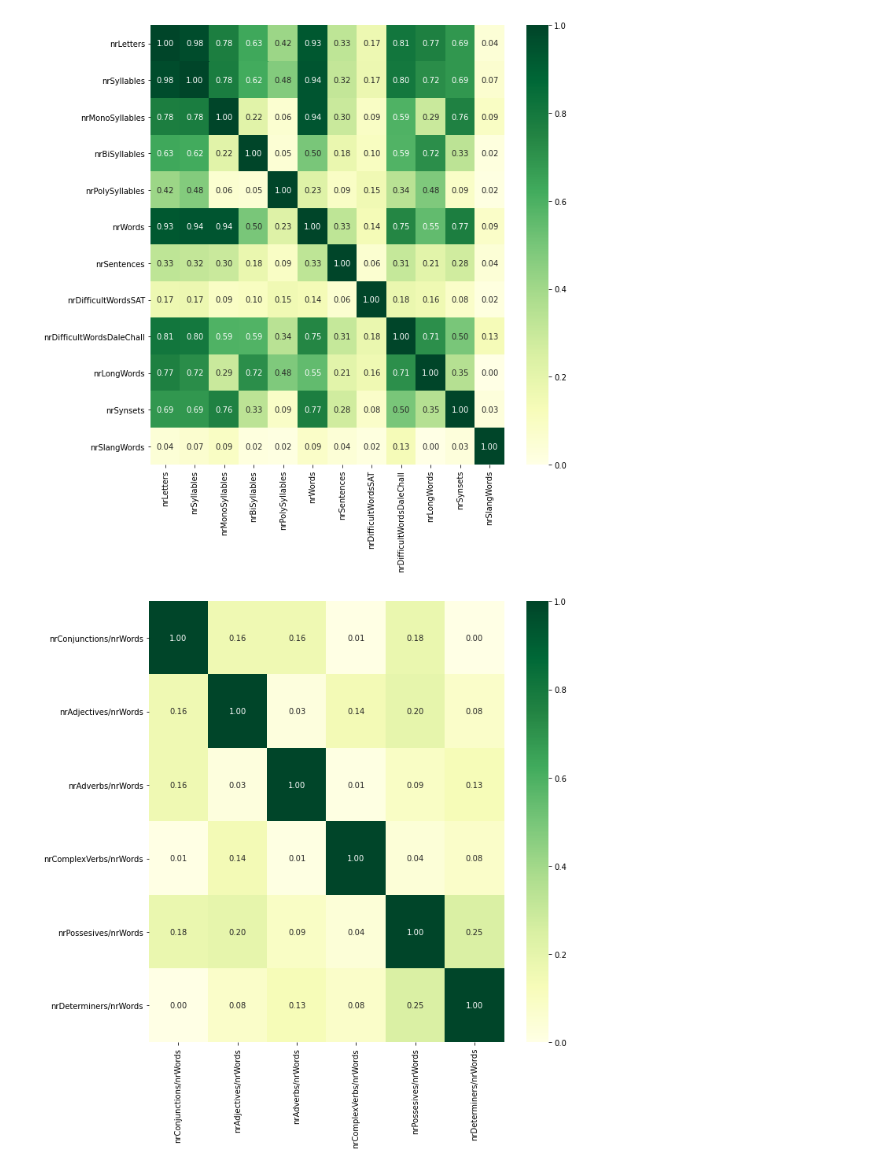
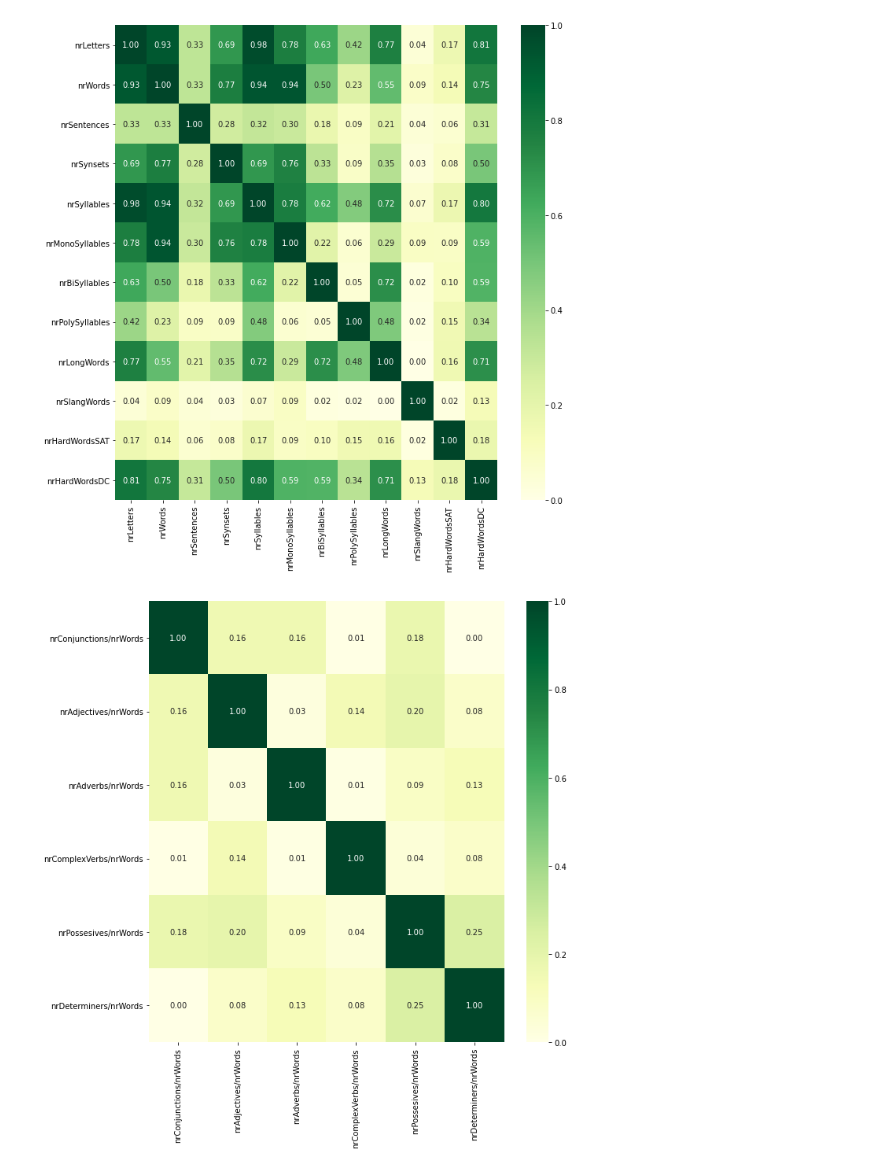
Before and after one commit to leddy231/kex, a Jupyter notebook: results/Appendix-Correlations.ipynb, the cells around one changed output. Saved outputs shown, nothing was run; the diff lists cells and outputs as text; code cells hidden in the pictures.

```diff
--- a/results/Appendix-Correlations.ipynb
+++ b/results/Appendix-Correlations.ipynb
@@ -14,20 +13,24 @@ import chevron
 from re import sub
 from latexTable import LatexTable
 import matplotlib.pyplot as plt
-# %%
-datasets = dirs('../data')
-names = canonicalNames('../data')
-dimensions = pickle.load(open('../data/Dimensions-All.pickle', mode="rb"))
+# %%
+finalNames = pickle.load(open('./FinalNames.pickle', mode='rb'))
+datasets = finalNames['datasets'].keys()
+dimensions = finalNames['dimensions']
 # %%
 for dataset in datasets:
     dimsFile = f"../data/{dataset}/Dimensions.csv"
     dims = pd.read_csv(dimsFile)
     for aspect in [x for x in dimensions.keys() if not x == 'postag']:
-        matrix = corrMatrix(dims[dimensions[aspect]])
+        columns = dimensions[aspect]
+        columnNames = list(map(finalNames['dimensionNames'].get, columns))
+        d = dims[columns]
+        d.columns = columnNames
+        matrix = corrMatrix(d)
         fig = matrix.get_figure()
         fig.patch.set_alpha(1)
         plt.tight_layout()
         fig.savefig(f'./Appendix-Correlations/{dataset}-{aspect}')
 # %% [output]
-[figure, old version]
+[figure, new version]
 [figure]
```
Also changed, not shown: parts of 2 cells of this notebook, 53 other files.
